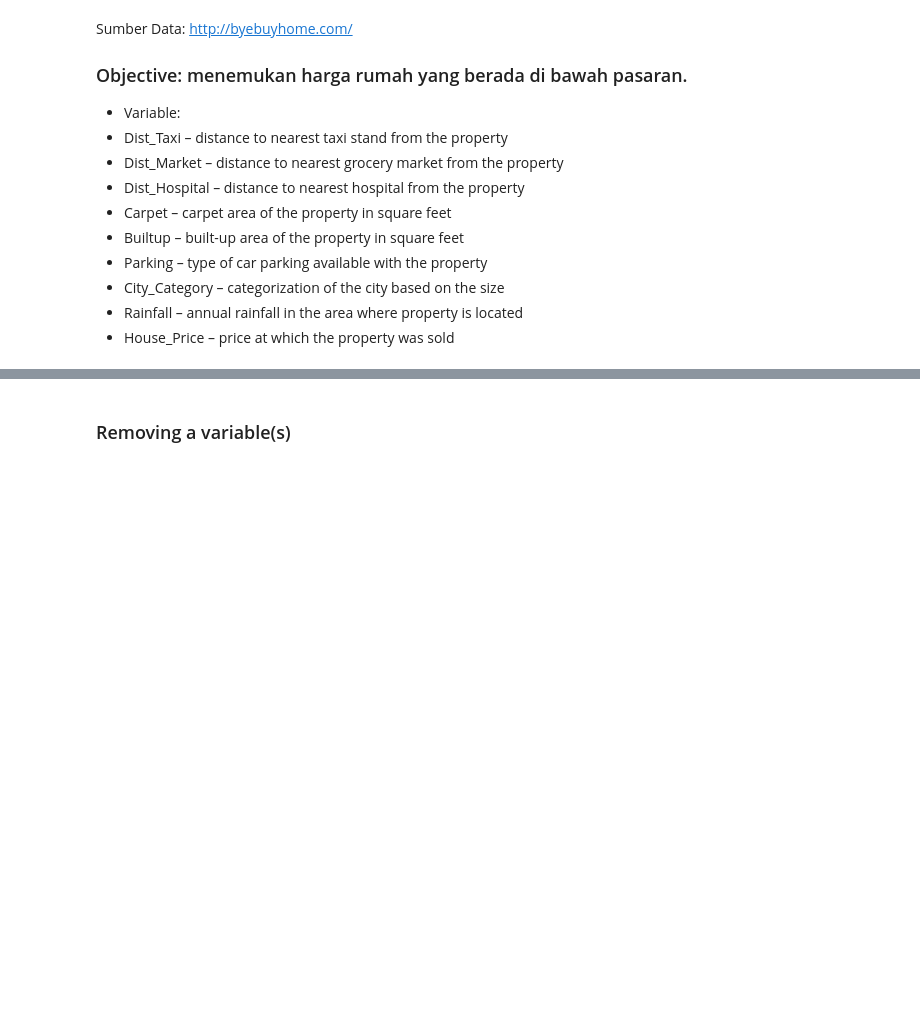
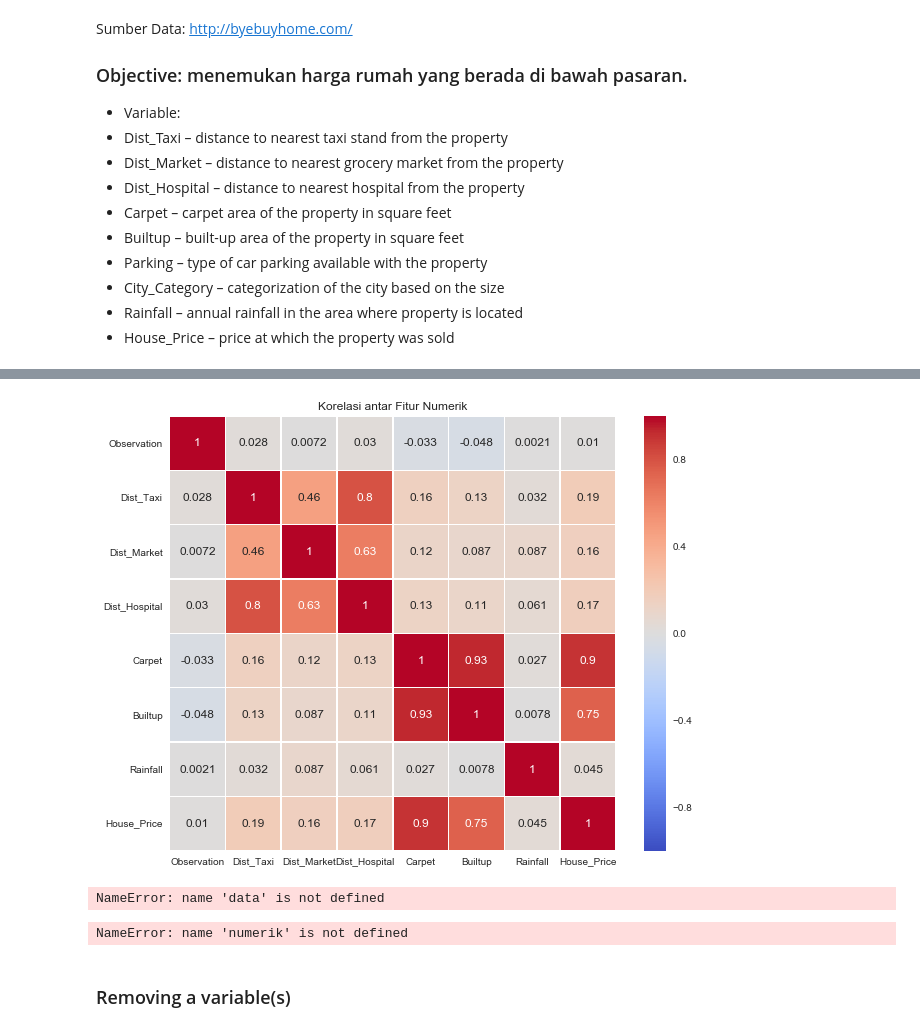
Before and after one commit to MRivalS/EDA-Preprocessing-Data, a Jupyter notebook: Data Preprocessing.ipynb, the cells around one changed output, grey strips where cells are left out. Cells and saved outputs as stored; diff of their text form; code cells hidden in the pictures; blank space fills up the shorter version.

```diff
--- a/Data Preprocessing.ipynb
+++ b/Data Preprocessing.ipynb
@@ -107,3 +77,19 @@ Index(['Observation', 'Dist_Taxi', 'Dist_Market', 'Dist_Hospital', 'Carpet',
+# %%
+plt.figure(figsize=(10, 8))
+sns.heatmap(numerik.corr(), annot=True, cmap='coolwarm', linewidths=0.5)
+plt.title("Korelasi antar Fitur Numerik")
+plt.show()
+# %% [output]
+[figure, added]
+# %%
+# Pilih hanya kolom numerik
+numerik = data.select_dtypes(include=['int64', 'float64'])
+# %% [output]
+NameError: name 'data' is not defined
+# %%
+print(numerik.columns)
+# %% [output]
+NameError: name 'numerik' is not defined
 # %% [markdown]
 ### Removing a variable(s)
 # %%
```
Also changed, not shown: parts of 11 cells of this notebook.
